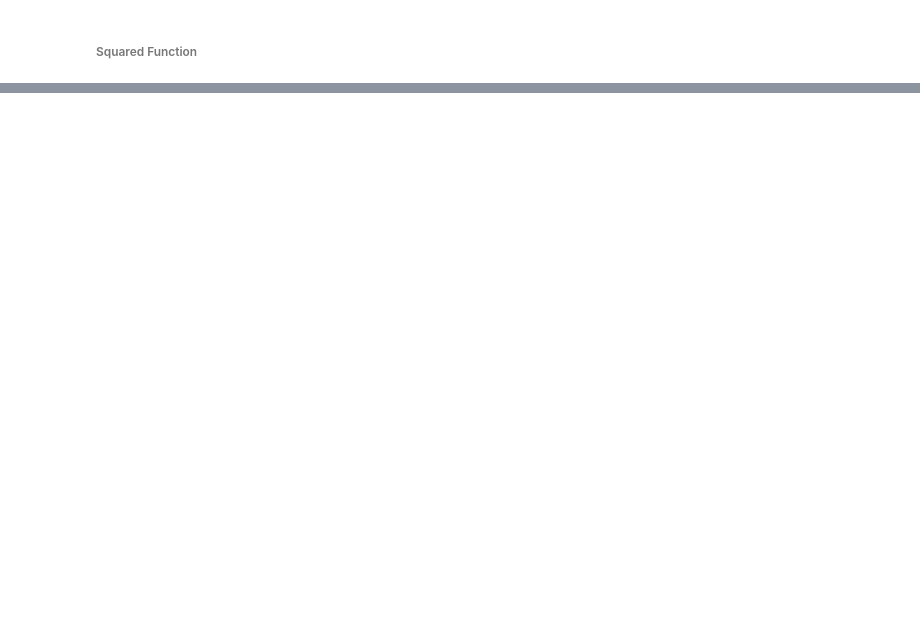
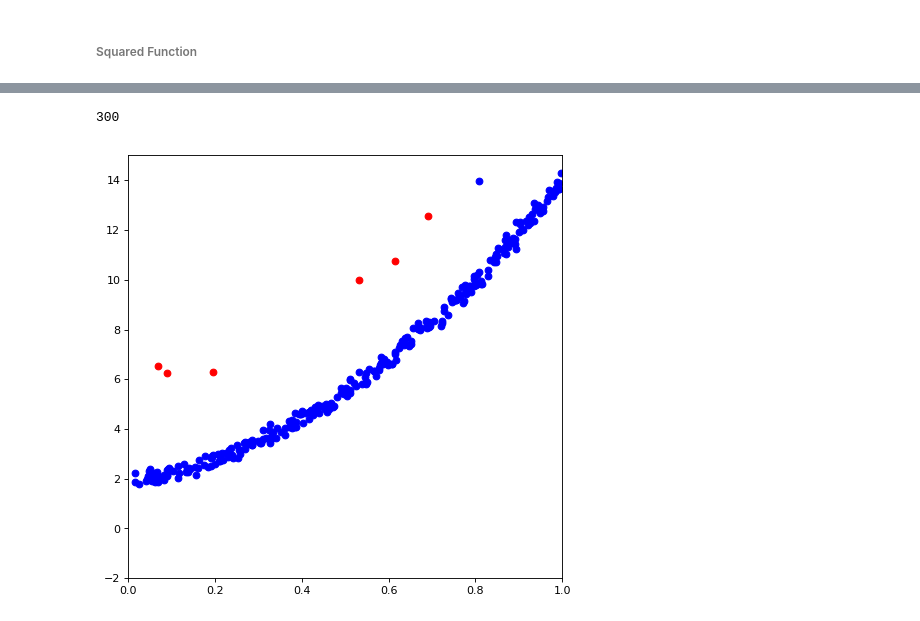
Before and after one commit to dougc333/TDS, a Jupyter notebook: hw/huber.ipynb, the cells around one changed output, grey strips where cells are left out. Drawn from its saved outputs; the diff is of its cells as text; code cells hidden in the pictures; blank space fills up the shorter version.

```diff
--- a/hw/huber.ipynb
+++ b/hw/huber.ipynb
@@ -48,3 +54,41 @@ line, = ax.plot([],[],lw=2)
+# %%
+def is_outlier(x,y):
+    #print(x[i],y[i])
+    if(0<x and x<0.2 and y>5):
+        #print("1:",x[i],y[i])
+        return True
+    elif(0.2<x and x<0.4 and y>6):
+        #print("2:",x[i],y[i])
+        #plt.scatter(x[i],y[i],color="red")
+        return True
+    elif(0.4<x and x<0.6 and y>8):
+        #print("3:",x[i],y[i])
+        return True
+    elif(0.6<x and x<0.8 and y>10.5):
+        #print("4:",x[i],y[i])
+        return True
+    elif(0.8<x and x<1.0 and y>15):
+        #print("5:",x[i],y[i])
+        return True
+    else:
+        return False
+
+
+
+fig = plt.figure(dpi=80,figsize=(7,7))
+
+ax = fig.add_subplot(111)
+ax.set_xlim((0,1))
+ax.set_ylim((-2,15))
+for i in range(len(x)):
+    if is_outlier(x[i],y[i]):
+        plt.scatter(x[i],y[i],color="red")
+    else:
+        plt.scatter(x[i],y[i],color="blue")
+print(len(y))
+# %% [output]
+300
+[figure, added]
 # %%
 def update_squared():
     global gamma, alpha, beta
```
Also changed, not shown: parts of 10 cells of this notebook.
